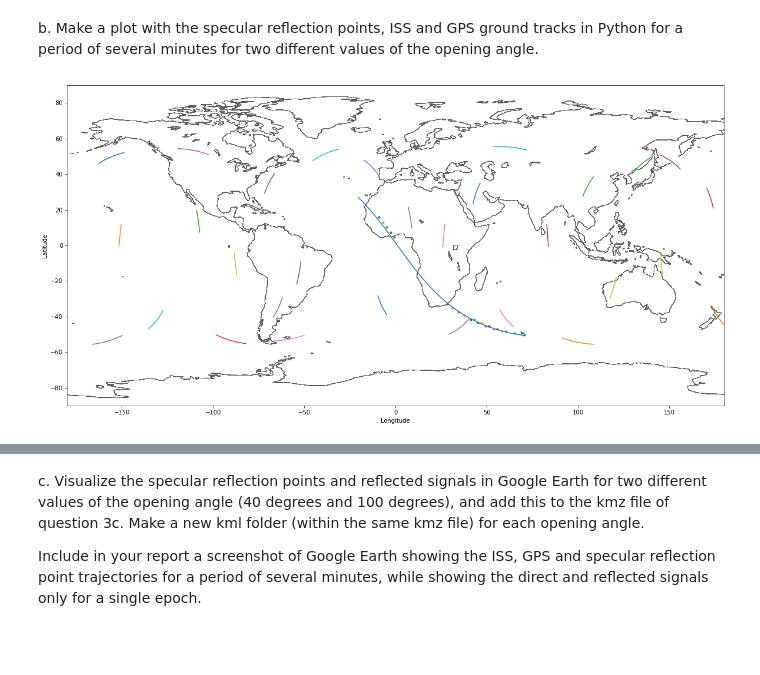
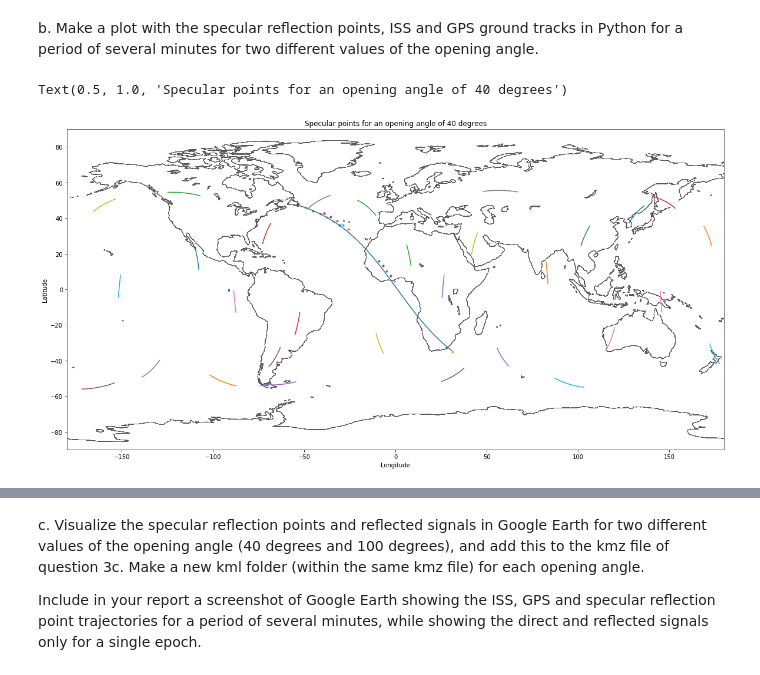
Before and after one commit to mlinds/sim_vis, a Jupyter notebook: assignment2/Assignment2Template.ipynb, the cells around one changed output, grey strips where cells are left out. Cells and saved outputs as stored; diff of their text form; code cells hidden in the pictures; blank space fills up the shorter version.

```diff
--- a/assignment2/Assignment2Template.ipynb
+++ b/assignment2/Assignment2Template.ipynb
@@ -204,13 +235,0 @@ for sat in gpsERS:
-# %%
-# make a 3d plot
-plt.clf()
-fig = plt.figure("3D satellite orbit (ECI)",figsize=(20,10), tight_layout=True)
-ax = fig.add_subplot(121, projection='3d')
-for sat in gpsERS:
-    t = tle.tledatenum(['2021-11-15 0:00:00', 24*60 ,1])
-    xsat,vsat = tle.tle2vec(gpsERS,t,sat.name)
-    xsate,vsate = crs.eci2ecef(t,xsat=xsat,vsat=vsat)
-    # modified the plot_orbit_3d to pass extra parameters to the plt.plot() that actually adds the lines.
-    tle.plot_orbit_3D(ax,xsate,label=sat.name)
-
-plt.legend()
@@ -224,7 +239,7 @@ b.	Polar plot (skyplot), using the azimuth and zenith angles, for a station on t
 # %%
 # to create a polar plot we need to define a location and find the look angles there
 # we define a time array for this problem
-date_q2b = '2021-11-26 0:00:00'
+date_q2b = '2021-11-26 0:10:00'
 t = tle.tledatenum([date_q2b, 1*24*60, 1])
 
 # use location of delft in radians
@@ -487,12 +502,13 @@ iss_xvalse,iss_vvalse = calculate_iss_ecef(t)
 
 coords = xyz2coords(iss_xvalse)
 kml = simplekml.Kml()
-
-lin = kml.newlinestring(name="ISS", description="ISS track",
+fol = kml.newfolder(name='ISS')
+lin = fol.newlinestring(name="ISS", description="ISS track",
                         coords=coords)
 lin.style.linestyle.color = simplekml.Color.darkolivegreen
 lin.altitudemode = 'absolute'
 
+gpsfol = kml.newfolder(name='GPS')
 # loop over all the satelites and add each one to the kml file
 for sat in gpsERS:
     # find the location in ECEF coords
@@ -502,15 +518,16 @@ for sat in gpsERS:
     coords = xyz2coords(xsate)
 
     # add the line string and set the parameters
-    linsat = kml.newlinestring(name = sat.name,coords=coords)
+    linsat = gpsfol.newlinestring(name = sat.name,coords=coords)
     linsat.style.linestyle.color = simplekml.Color.blue
     linsat.altitudemode = 'absolute'
 
 ###------------------------------------------###
 # ADD THE LINE OF SIGHT
 ###------------------------------------------###
+
+pathsfol = kml.newfolder(name='Line of Site')
 # this variable selects the timestep that will be used
-
 t_select = tle.tledatenum(['2021-11-28 0:00:00'])
 
 # where is iss at this time step? we find it here
@@ -537,7 +554,7 @@ for sat in gpsERS:
         # convert the xyz coordinates to latlongs
         coords_LOS = xyz2coords(iss_to_sat)
         # create the kml line
-        linview = kml.newlinestring(name=sat.name,coords=coords_LOS)
+        linview = pathsfol.newlinestring(name=sat.name,coords=coords_LOS)
         # set the color
         linview.style.linestyle.color = simplekml.Color.darkred
         # make sure the height displays correctly
@@ -545,6 +562,7 @@ for sat in gpsERS:
 
 
 kml.save("iss.kml")
+kml.savekmz('A2.kmz')
 # %% [markdown]
 ## 4. Simulate and visualize reflected signals
 
@@ -583,6 +601,7 @@ def find_pts(t,gpssatxe, issxe, opening_angle=40):
     return validspecularpts
 
 
+
 def locate_sat_iss_at_time(t):
     """
     takes a time, returns a tuple of the locations of all 30 satellites and the location of the iss
@@ -597,14 +616,14 @@ def locate_sat_iss_at_time(t):
 
     return satpos,iss_xvalse
 
-def find_pts_over_time(t_array):
+def find_pts_over_time(t_array,opening_angle=40):
     all_pts = []
     for t in t_array:
         # convert t to a valid date number
         a = crs.num2datetime(t)
         t = tle.tledatenum(a.isoformat())
         satpos,iss_xvalse = locate_sat_iss_at_time(t)
-        pts = find_pts(t,satpos,iss_xvalse)
+        pts = find_pts(t,satpos,iss_xvalse,opening_angle)
         for pt in pts:
             all_pts.append(pt)
 
@@ -614,26 +633,29 @@ def find_pts_over_time(t_array):
 b.	Make a plot with the specular reflection points, ISS and GPS ground tracks in Python for a period of several minutes for two different values of the opening angle.
 # %%
 # define a time window for this problem
-timewindow = tle.tledatenum(['2021-11-28 0:09:00', 30 ,1])\
+timewindow = tle.tledatenum(['2021-11-28 0:00:00', 30 ,1])
 # fine the specular points
 specular_points = find_pts_over_time(timewindow)
 # create a new figure
 plt.figure(figsize=(20,10))
 # get the ISS location during the problem time window
 issxe,issve = calculate_iss_ecef(timewindow)
 # add the iss
 tle.pltgroundtrack(issxe)
 # iterate over the points we found above and plot each one after converting to polar coordinates
 for point in specular_points:
     stacked = np.vstack((point,point))
     tle.pltgroundtrack(stacked,linewidth=1)
     sphere = sp.cart2sphere(point)
     plt.scatter(sphere[1],sphere[0],s=10)
 
 # add the satellites
 for i, sat in enumerate(gpsERS):
     xsat, vsat = tle.tle2vec(gpsERS, timewindow, sat.name)
     xsate, vsate = crs.eci2ecef(timewindow, xsat=xsat, vsat=vsat)
     tle.pltgroundtrack(xsate,satid=sat.name)
+
+plt.title('Specular points for an opening angle of 40 degrees')
 # %% [output]
+Text(0.5, 1.0, 'Specular points for an opening angle of 40 degrees')
-[figure, old version]
+[figure, new version]
```
Also changed, not shown: parts of 15 cells of this notebook.
